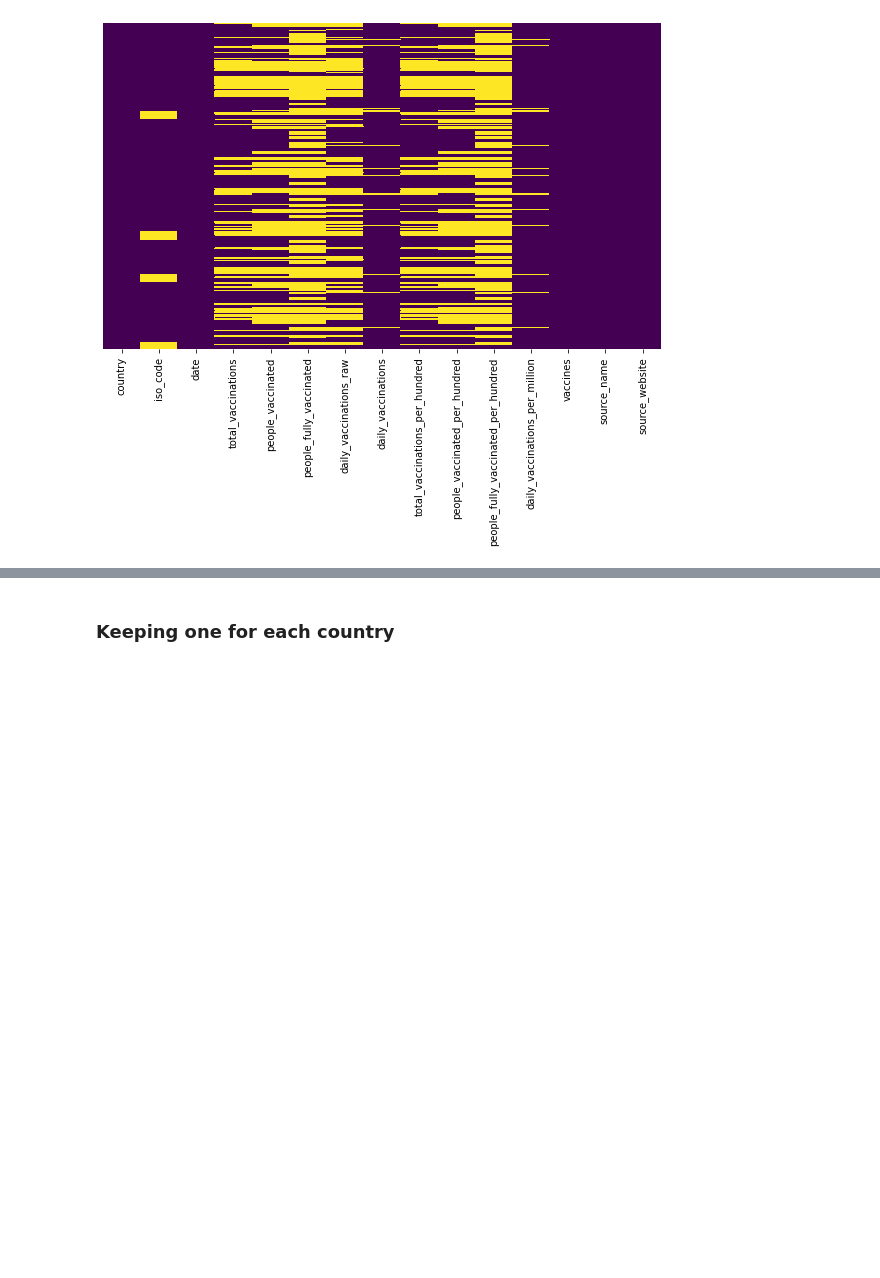
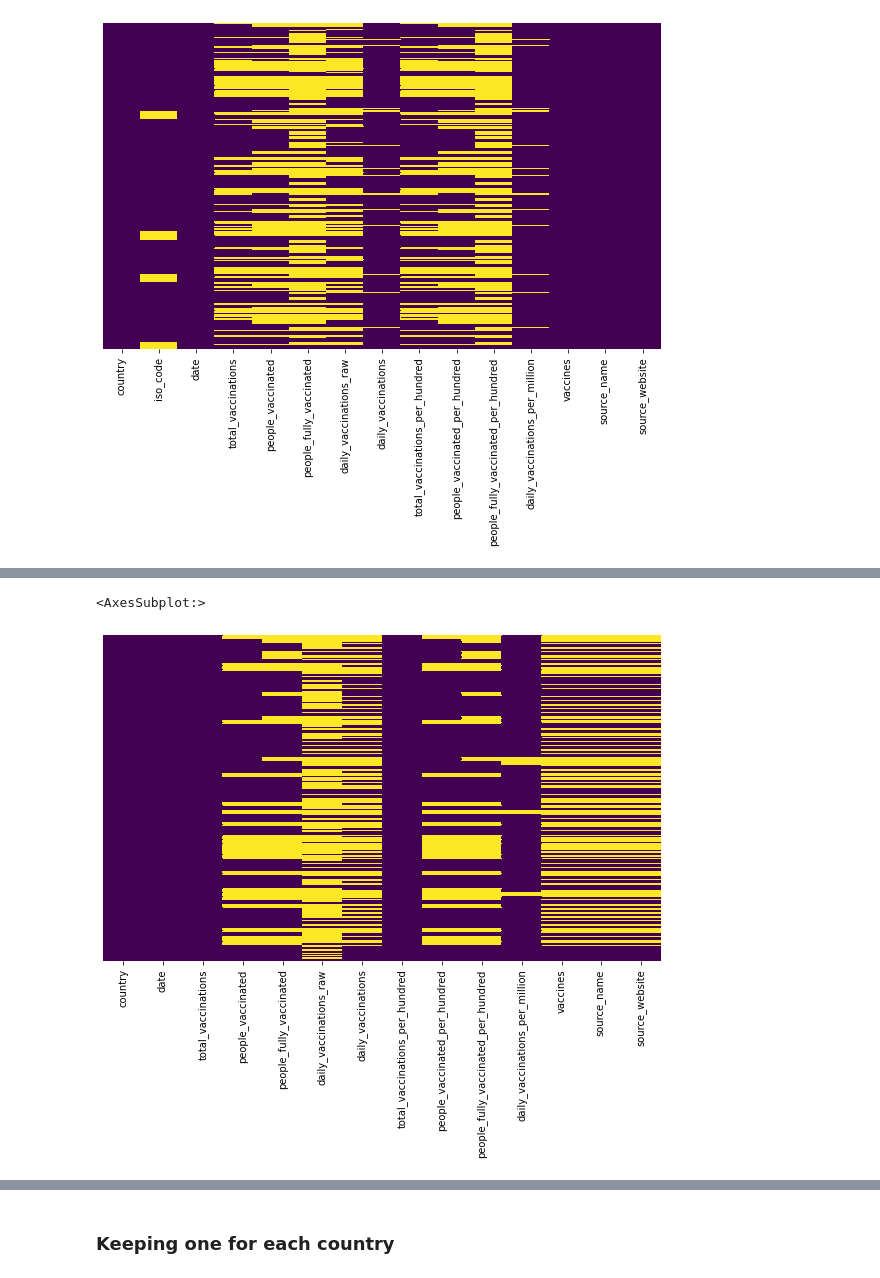
Before and after one commit to sherlockliang888/COVID-19-World-Vaccination-Progress, a Jupyter notebook: Vaccine_project.ipynb, the cells around one changed output, grey strips where cells are left out. Drawn from its saved outputs; the diff is of its cells as text; code cells hidden in the pictures; blank space fills up the shorter version.

```diff
--- a/Vaccine_project.ipynb
+++ b/Vaccine_project.ipynb
@@ -106,0 +154,4 @@ df
+# %%
+df['people_vaccinated_per_hundred'] = df.groupby(['country'], sort=False)['people_vaccinated_per_hundred'].apply(lambda x: x.ffill().bfill())
+# %%
+df['total_vaccinations_per_hundred'] = df.groupby(['country'], sort=False)['total_vaccinations_per_hundred'].apply(lambda x: x.ffill().bfill())
@@ -106,0 +162,6 @@ df
+# %%
+plt.figure(figsize=(10,6))
+sns.heatmap(df.isna(), cbar=False, cmap='viridis', yticklabels=False)
+# %% [output]
+<AxesSubplot:>
+[figure, added]
```
Also changed, not shown: parts of 28 cells of this notebook.
